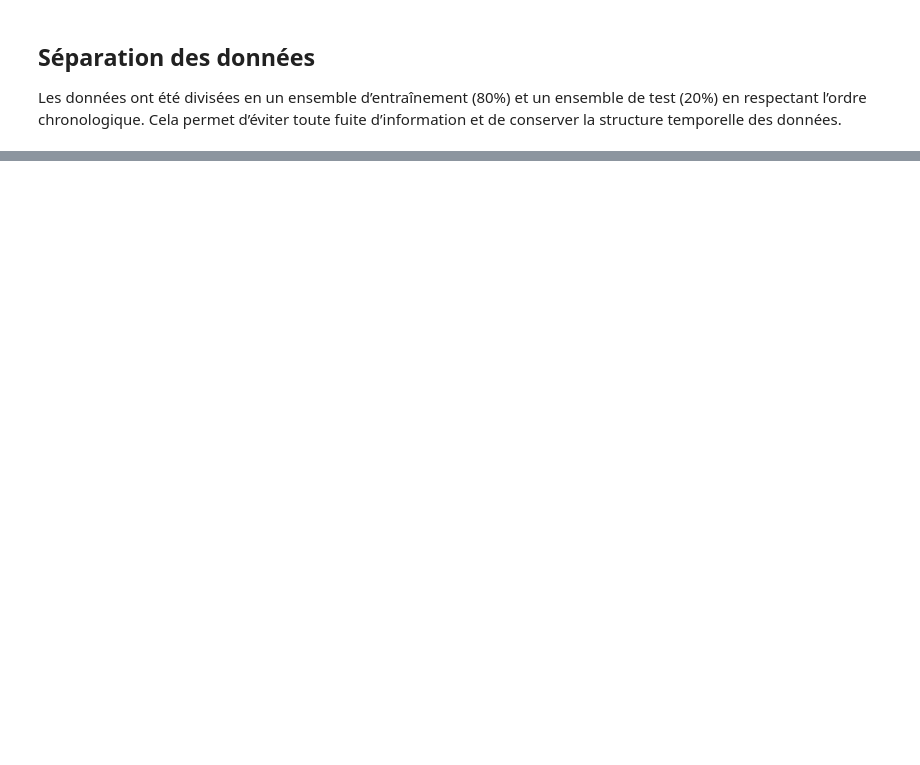
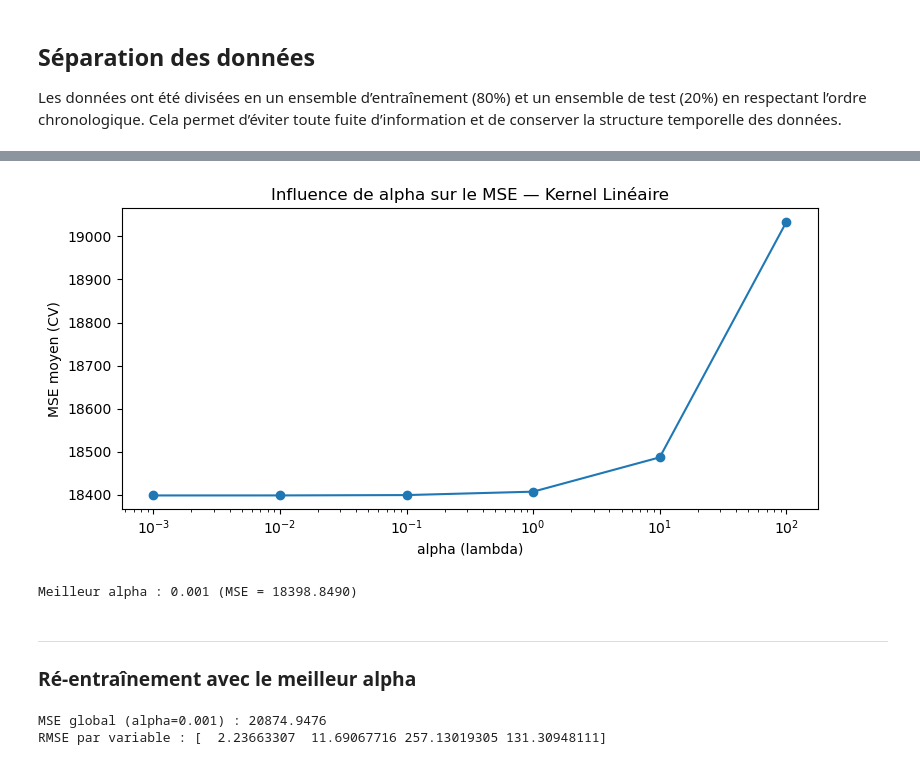
Before and after one commit to NourBouabid/regression_air_quality, a Jupyter notebook: notebook.ipynb, the cells around one changed output, grey strips where cells are left out. Drawn from its saved outputs; the diff is of its cells as text; code cells hidden in the pictures; blank space fills up the shorter version.

```diff
--- a/notebook.ipynb
+++ b/notebook.ipynb
@@ -172,15 +179,20 @@ y = Dataset[['CO(GT)', 'C6H6(GT)', 'NOx(GT)', 'NO2(GT)']]
 # Variables explicatives
 X = Dataset.drop(columns=['CO(GT)', 'C6H6(GT)', 'NOx(GT)', 'NO2(GT)', 'Date', 'Time', 'Datetime'])
 # %%
+
 train_size = int(len(Dataset) * 0.8)
 
+dates_train = Dataset['Datetime'].iloc[:train_size]
+dates_test  = Dataset['Datetime'].iloc[train_size:]
+
 X_train = X.iloc[:train_size]
-X_test = X.iloc[train_size:]
+X_test  = X.iloc[train_size:]
 
-y_train = y.iloc[:train_size]
-y_test = y.iloc[train_size:]
+Y_train = Y.iloc[:train_size]
+Y_test  = Y.iloc[train_size:]
+
 print(X_train.shape, X_test.shape)
-print(y_train.shape, y_test.shape)
+print(Y_train.shape, Y_test.shape)
 # %% [output]
 (7576, 9) (1895, 9)
 (7576, 4) (1895, 4)
@@ -190,0 +429,32 @@ Les données ont été divisées en un ensemble d’entraînement (80%) et un en
+# %%
+# Visualisation
+plt.figure(figsize=(8, 4))
+plt.plot(list(results.keys()), list(results.values()), marker='o')
+plt.xscale('log')
+plt.xlabel('alpha (lambda)')
+plt.ylabel('MSE moyen (CV)')
+plt.title("Influence de alpha sur le MSE — Kernel Linéaire")
+plt.tight_layout()
+plt.show()
+
+best_alpha = min(results, key=results.get)
+print(f"\nMeilleur alpha : {best_alpha} (MSE = {results[best_alpha]:.4f})")
+# %% [output]
+[figure, added]
+Meilleur alpha : 0.001 (MSE = 18398.8490)
+# %% [markdown]
+---
+### Ré-entraînement avec le meilleur alpha
+# %%
+model_best = KernelRidge(kernel='linear', alpha=best_alpha)
+model_best.fit(X_train_sc, Y_train_imp)
+Y_pred_best = model_best.predict(X_test_sc)
+
+mse_final = mean_squared_error(Y_test_imp, Y_pred_best)
+rmse_final = mean_squared_error(Y_test_imp, Y_pred_best, multioutput='raw_values') ** 0.5
+
+print(f"MSE global (alpha={best_alpha}) : {mse_final:.4f}")
+print(f"RMSE par variable : {rmse_final}")
+# %% [output]
+MSE global (alpha=0.001) : 20874.9476
+RMSE par variable : [  2.23663307  11.69067716 257.13019305 131.30948111]
```
Also changed, not shown: parts of 16 cells of this notebook.
